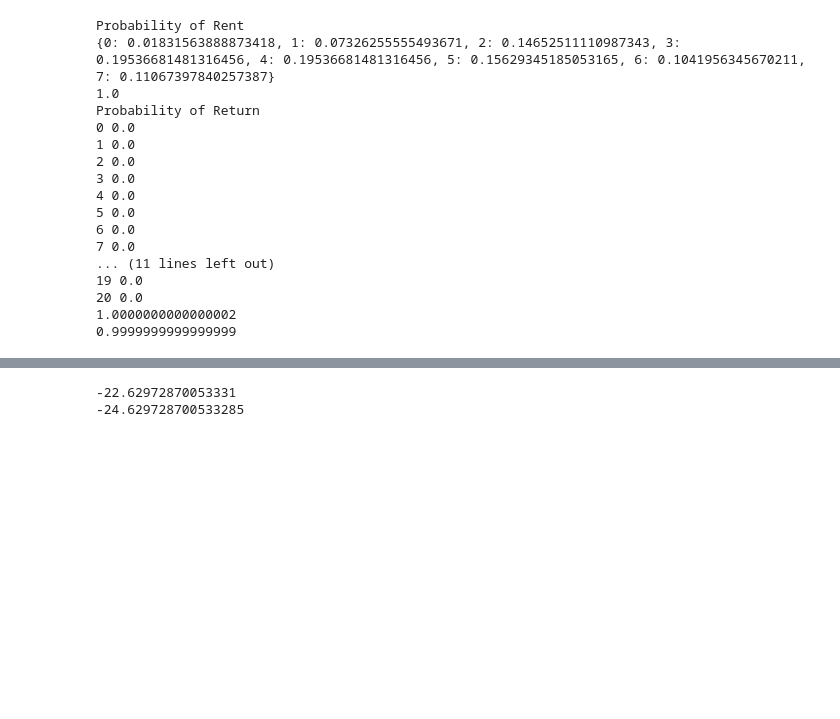
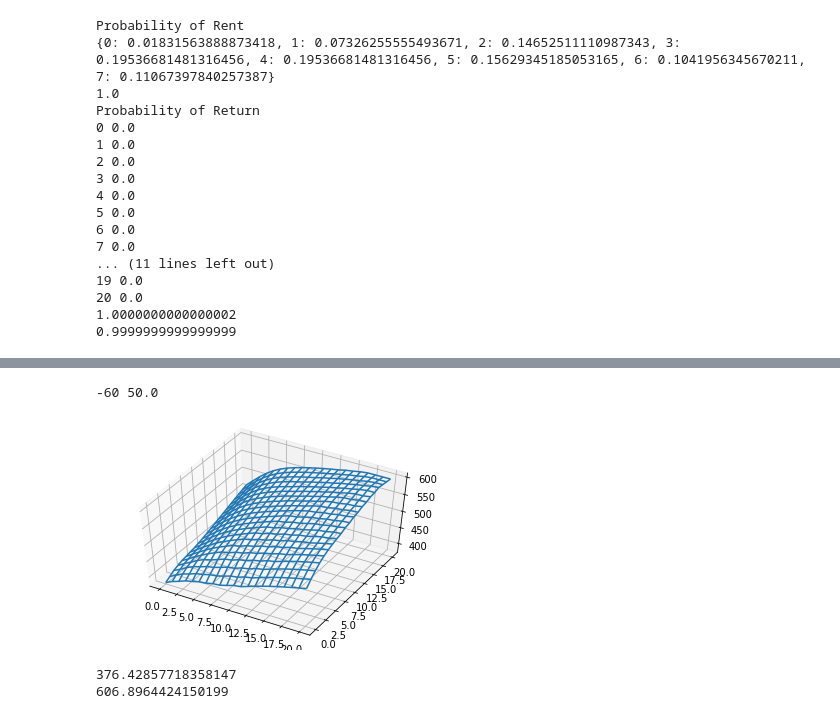
Before and after one commit to chandrusuresh/ReinforcementLearning, a Jupyter notebook: Policy_Iteration.ipynb, the cells around one changed output, grey strips where cells are left out. Cells and saved outputs as stored; diff of their text form; code cells hidden in the pictures; blank space fills up the shorter version.

```diff
--- a/Policy_Iteration.ipynb
+++ b/Policy_Iteration.ipynb
@@ -251,6 +322,19 @@ print(pi[:,3,5])
+# %%
+from mpl_toolkits.mplot3d import axes3d
+fig = plt.figure()
+ax = fig.add_subplot(111, projection='3d')
+# plt.plot3d(X,Y,vs_new)
+ax.plot_wireframe(X, Y, vs_new)#, rstride=10, cstride=10)
+ax.view_init(elev=50., azim=-60)
+# azm=ax.azim
+# ele=ax.elev
+# print(azm,ele)
+# %% [output]
+-60 50.0
+[figure, added]
 # %%
-print(vs_new[4,4])
-print(vs_new[3,5])
+print(np.min(vs_new))
+print(np.max(vs_new))
 # %% [output]
--22.62972870053331
--24.629728700533285
+376.42857718358147
+606.8964424150199
```
Also changed, not shown: parts of 10 cells of this notebook.
